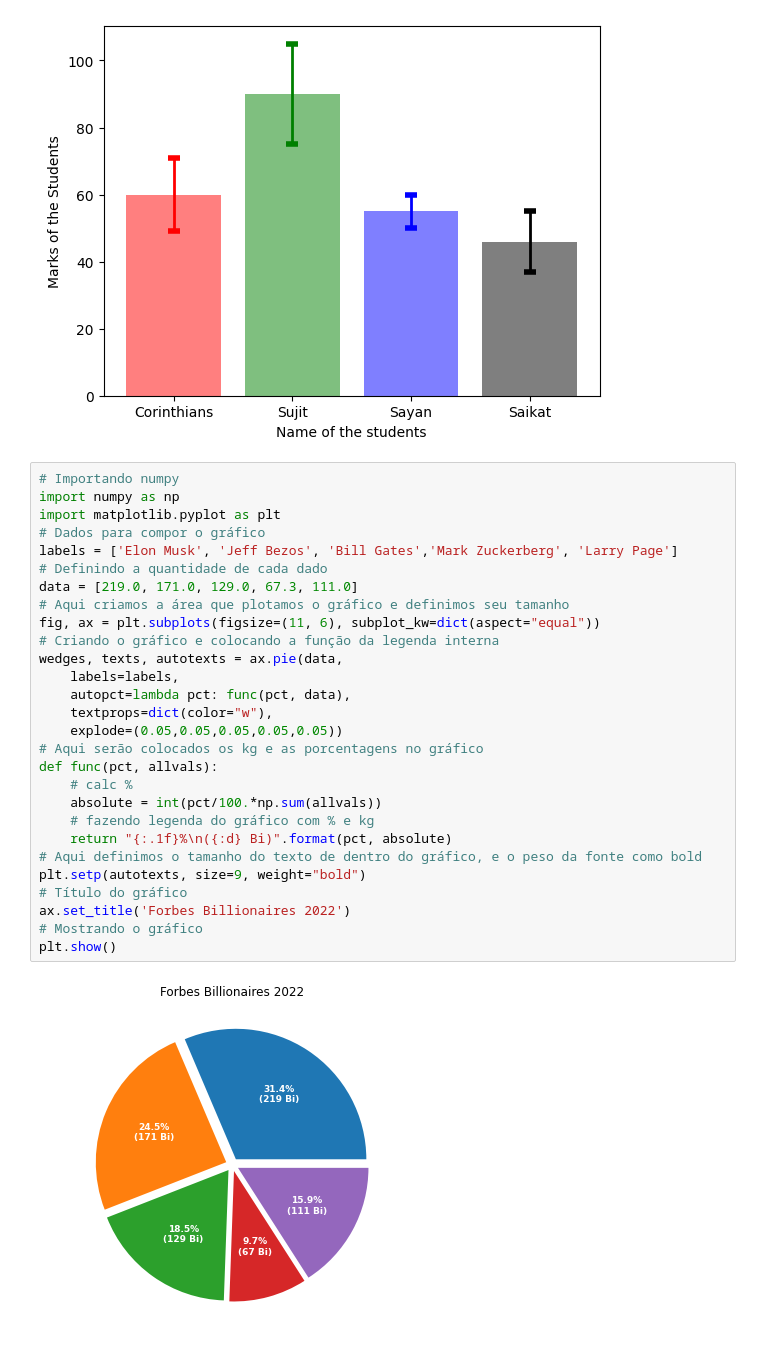
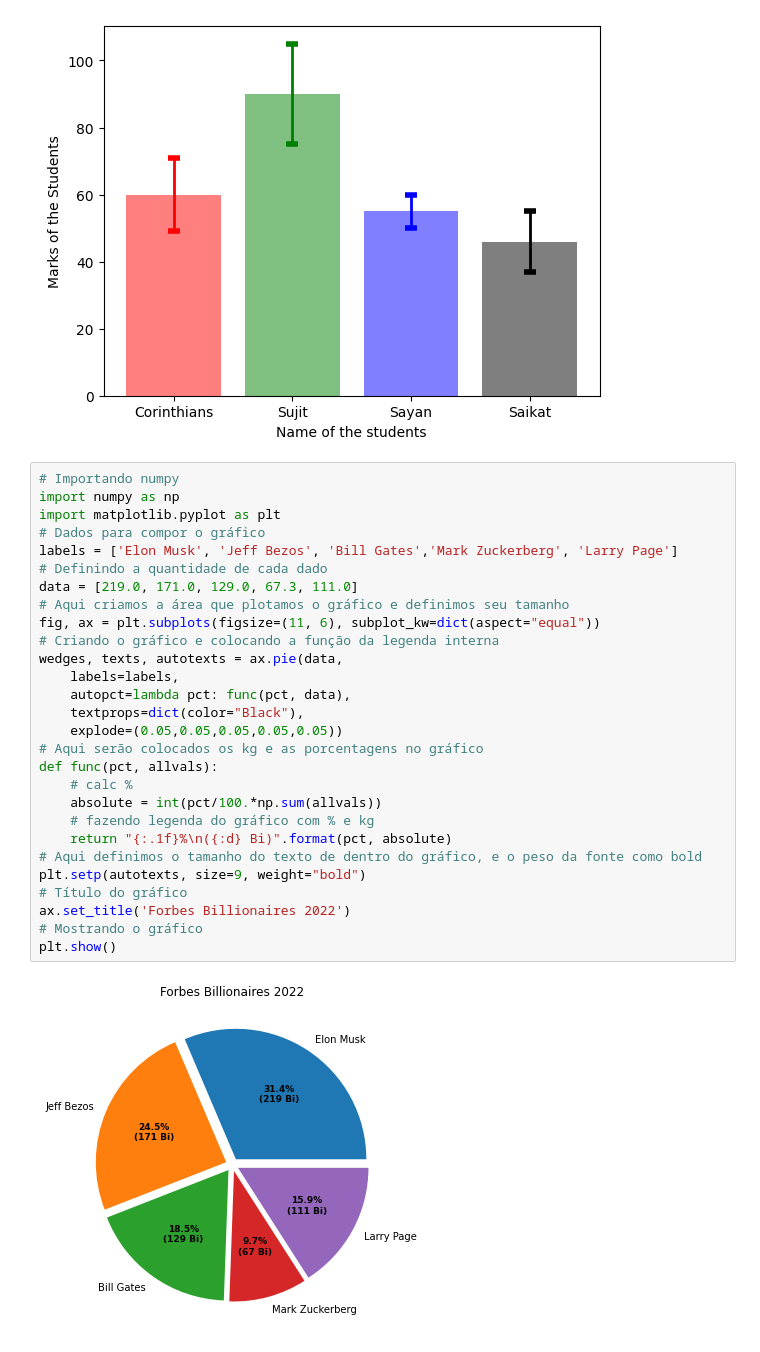
Before and after one commit to SperandioR/SperandioR, a Jupyter notebook: SI Python/projeto_octa.ipynb, the cells around one changed output. Drawn from its saved outputs; the diff is of its cells as text.

```diff
--- a/SI Python/projeto_octa.ipynb
+++ b/SI Python/projeto_octa.ipynb
@@ -62,30 +62,30 @@ plt.show()
 # %%
 # Importando numpy
 import numpy as np
 import matplotlib.pyplot as plt
 # Dados para compor o gráfico
 labels = ['Elon Musk', 'Jeff Bezos', 'Bill Gates','Mark Zuckerberg', 'Larry Page']
 # Definindo a quantidade de cada dado
 data = [219.0, 171.0, 129.0, 67.3, 111.0]
 # Aqui criamos a área que plotamos o gráfico e definimos seu tamanho
 fig, ax = plt.subplots(figsize=(11, 6), subplot_kw=dict(aspect="equal"))
 # Criando o gráfico e colocando a função da legenda interna
 wedges, texts, autotexts = ax.pie(data,
     labels=labels,
     autopct=lambda pct: func(pct, data),
-    textprops=dict(color="w"),
+    textprops=dict(color="Black"),
     explode=(0.05,0.05,0.05,0.05,0.05))
 # Aqui serão colocados os kg e as porcentagens no gráfico
 def func(pct, allvals):
     # calc %
     absolute = int(pct/100.*np.sum(allvals))
     # fazendo legenda do gráfico com % e kg
     return "{:.1f}%\n({:d} Bi)".format(pct, absolute)
 # Aqui definimos o tamanho do texto de dentro do gráfico, e o peso da fonte como bold
 plt.setp(autotexts, size=9, weight="bold")
 # Título do gráfico
 ax.set_title('Forbes Billionaires 2022')
 # Mostrando o gráfico
 plt.show()
 # %% [output]
-[figure, old version]
+[figure, new version]
```
